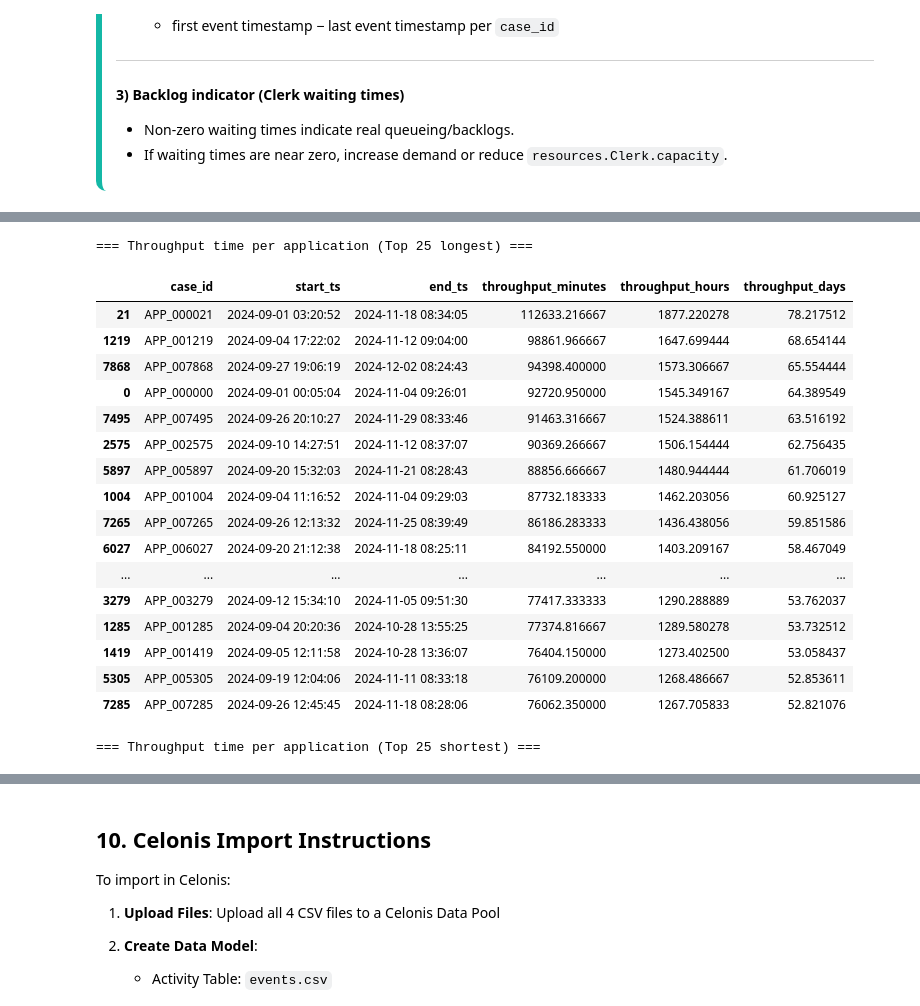
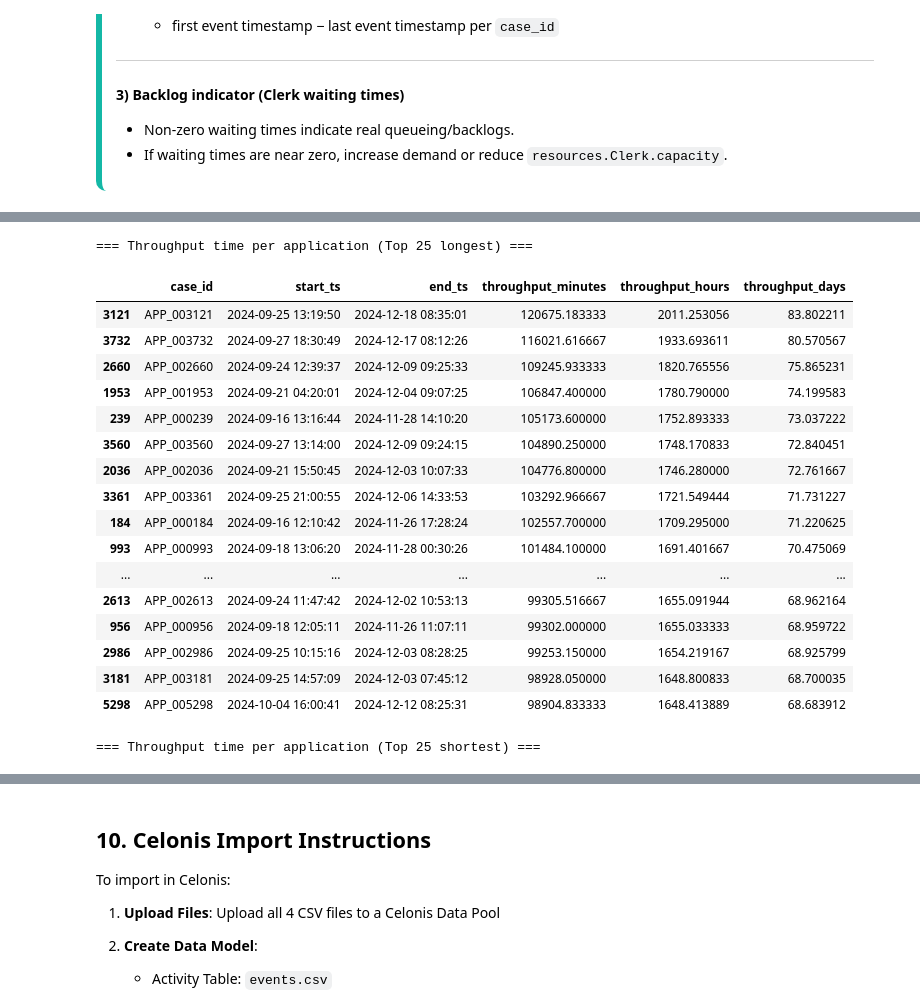
Before and after one commit to mdukhan/pm4py-bpmn-simulation, a Jupyter notebook: notebooks/sim_ocel.ipynb, the cells around one changed output, grey strips where cells are left out. Saved outputs shown, nothing was run; the diff lists cells and outputs as text; code cells hidden in the pictures.

Commit message:
Refactor simulation: 'Receive Application' moved to Clerk, capacity reduced to 10, adjusted probabilities, and updated LaTeX report to match new 80-day configuration.

```diff
--- a/notebooks/sim_ocel.ipynb
+++ b/notebooks/sim_ocel.ipynb
@@ -675,8 +675,8 @@ class BAfoegSimulation:
             if is_mandatory:
                 docs_provided_initially.add(d.document_id)
             elif d.doc_category == "Student":
-                # Andere Dokumente (Mietvertrag etc.) können fehlen (15% Chance)
-                if random.random() < 0.85:
+                # Andere Dokumente (Mietvertrag etc.) können fehlen (40% Chance)
+                if random.random() < 0.6:
                     docs_provided_initially.add(d.document_id)
         # ---------------------------------------------------------
 
@@ -725,16 +725,13 @@ class BAfoegSimulation:
                 d.submission_time = self.env.now
 
             # Log Event only for parent docs
-            self.record_event("Receive Parent Data", app_link() + [(d.document_id, 'Document') for d in parent_docs], "System")
+            self.record_event("Receive Parent Data", app_link() + [(d.document_id, 'Document') for d in parent_docs], "External Actor")
 
         yield from self.perform_activity("Send Application Mail", app_link(), "System")
 
         # Main Receipt
-        yield self.env.timeout(get_activity_duration("Receive Application"))
-
-
         received_docs = [d for d in documents if d.status == "Received"]
-        self.record_event("Receive Application", app_link() + [(d.document_id, 'Document') for d in received_docs], "System")
+        yield from self.perform_activity("Receive Application", app_link() + [(d.document_id, 'Document') for d in received_docs], "Clerk")
 
         # 3. Review Loop (The OCPM Part)
         if deviation == "Shortened":
@@ -823,7 +820,7 @@ class BAfoegSimulation:
                 d.status = "Received"
                 d.submission_time = self.env.now
 
-            self.record_event("Receive Missing Documents", app_link() + [(d.document_id, 'Document') for d in missing], "System")
+            self.record_event("Receive Missing Documents", app_link() + [(d.document_id, 'Document') for d in missing], "External Actor")
 
             # Loop continues back to Review
 
@@ -1161,30 +1160,3 @@ After calibration, the full SimPy simulation runs for approximately:
 - Backlog indicators appear later (throughput quantiles + clerk waiting times)
 
 </div>
-# %%
-# Calculate scale factor to fit cases into target days
-# Rough estimate: total_minutes = target_days * 24 * 60
-# mean_interarrival = total_minutes / num_cases
-# We use a base mean of ~120 mins (from config), so we scale it.
-# Actually, let's just trust the interarrival config we set (15 mins) and run for fixed time or fixed cases.
-# If we want to enforce high load, we should probably NOT scale up the interarrival times.
-# Setting scale = 1.0 uses the config values directly (15 mins).
-
-SCALE_FACTOR = 1.0
-print(f"Using Interarrival Scale Factor: {SCALE_FACTOR}")
-
-sim = BAfoegSimulation(config, START_DATE, interarrival_scale=SCALE_FACTOR)
-
-# Run simulation
-# We run for a bit longer to ensure cases finish
-# With 15 min mean and 9800 cases, arrivals take ~100 days.
-# Plus 45 days max wait + processing.
-# Let's run for 200 days to be safe.
-sim.run(NUM_CASES, until_minutes=200 * 24 * 60)
-
-# Quick span check
-if len(sim.events) > 0:
-    min_ts = min(e.sim_time for e in sim.events)
-    max_ts = max(e.sim_time for e in sim.events)
-    span_days = (max_ts - min_ts) / (24 * 60)
-    print(f"Event log span: {span_days:.2f} days ({min_ts} -> {max_ts})")
@@ -1710,50 +1730,49 @@ if 'df_events' not in globals():
 
 case_events3 = df_events[['case_id', 'activity', 'timestamp']].copy()
 case_events3['timestamp'] = pd.to_datetime(case_events3['timestamp'])
 
 start_rows3 = case_events3[case_events3['activity'] == 'Application started'][['case_id', 'timestamp']].rename(columns={'timestamp': 'start_ts'})
 end_rows3 = case_events3[case_events3['activity'] == 'Application handled'][['case_id', 'timestamp']].rename(columns={'timestamp': 'end_ts'})
 
 if len(start_rows3) == 0 or len(end_rows3) == 0:
     tp_per_case = (case_events3.groupby('case_id', as_index=False)
                    .agg(start_ts=('timestamp', 'min'), end_ts=('timestamp', 'max')))
 else:
     tp_per_case = (start_rows3.groupby('case_id', as_index=False).agg(start_ts=('start_ts', 'min'))
                    .merge(end_rows3.groupby('case_id', as_index=False).agg(end_ts=('end_ts', 'max')), on='case_id', how='inner'))
 
 tp_per_case['throughput_minutes'] = (tp_per_case['end_ts'] - tp_per_case['start_ts']).dt.total_seconds() / 60.0
-tp_per_case = tp_per_case[tp_
-per_case['throughput_minutes'] >= 0].copy()
+tp_per_case = tp_per_case[tp_per_case['throughput_minutes'] >= 0].copy()
 tp_per_case['throughput_hours'] = tp_per_case['throughput_minutes'] / 60.0
 tp_per_case['throughput_days'] = tp_per_case['throughput_minutes'] / (60.0 * 24.0)
 
 # Show longest cases first
 print("\n=== Throughput time per application (Top 25 longest) ===")
 display(tp_per_case.sort_values('throughput_days', ascending=False).head(25))
 
 print("\n=== Throughput time per application (Top 25 shortest) ===")
 display(tp_per_case.sort_values('throughput_days', ascending=True).head(25))
 
 # Optional: save per-case throughput table
 # tp_per_case.to_csv(OCEL_DIR / 'throughput_per_application.csv', index=False)
 # %% [output]
 === Throughput time per application (Top 25 longest) ===
 |  | case_id | start_ts | end_ts | throughput_minutes | throughput_hours | throughput_days |
-| 21 | APP_000021 | 2024-09-01 03:20:52 | 2024-11-18 08:34:05 | 112633.216667 | 1877.220278 | 78.217512 |
-| 1219 | APP_001219 | 2024-09-04 17:22:02 | 2024-11-12 09:04:00 | 98861.966667 | 1647.699444 | 68.654144 |
-| 7868 | APP_007868 | 2024-09-27 19:06:19 | 2024-12-02 08:24:43 | 94398.400000 | 1573.306667 | 65.554444 |
-| 0 | APP_000000 | 2024-09-01 00:05:04 | 2024-11-04 09:26:01 | 92720.950000 | 1545.349167 | 64.389549 |
-| 7495 | APP_007495 | 2024-09-26 20:10:27 | 2024-11-29 08:33:46 | 91463.316667 | 1524.388611 | 63.516192 |
-| 2575 | APP_002575 | 2024-09-10 14:27:51 | 2024-11-12 08:37:07 | 90369.266667 | 1506.154444 | 62.756435 |
-| 5897 | APP_005897 | 2024-09-20 15:32:03 | 2024-11-21 08:28:43 | 88856.666667 | 1480.944444 | 61.706019 |
-| 1004 | APP_001004 | 2024-09-04 11:16:52 | 2024-11-04 09:29:03 | 87732.183333 | 1462.203056 | 60.925127 |
-| 7265 | APP_007265 | 2024-09-26 12:13:32 | 2024-11-25 08:39:49 | 86186.283333 | 1436.438056 | 59.851586 |
-| 6027 | APP_006027 | 2024-09-20 21:12:38 | 2024-11-18 08:25:11 | 84192.550000 | 1403.209167 | 58.467049 |
+| 3121 | APP_003121 | 2024-09-25 13:19:50 | 2024-12-18 08:35:01 | 120675.183333 | 2011.253056 | 83.802211 |
+| 3732 | APP_003732 | 2024-09-27 18:30:49 | 2024-12-17 08:12:26 | 116021.616667 | 1933.693611 | 80.570567 |
+| 2660 | APP_002660 | 2024-09-24 12:39:37 | 2024-12-09 09:25:33 | 109245.933333 | 1820.765556 | 75.865231 |
+| 1953 | APP_001953 | 2024-09-21 04:20:01 | 2024-12-04 09:07:25 | 106847.400000 | 1780.790000 | 74.199583 |
+| 239 | APP_000239 | 2024-09-16 13:16:44 | 2024-11-28 14:10:20 | 105173.600000 | 1752.893333 | 73.037222 |
+| 3560 | APP_003560 | 2024-09-27 13:14:00 | 2024-12-09 09:24:15 | 104890.250000 | 1748.170833 | 72.840451 |
+| 2036 | APP_002036 | 2024-09-21 15:50:45 | 2024-12-03 10:07:33 | 104776.800000 | 1746.280000 | 72.761667 |
+| 3361 | APP_003361 | 2024-09-25 21:00:55 | 2024-12-06 14:33:53 | 103292.966667 | 1721.549444 | 71.731227 |
+| 184 | APP_000184 | 2024-09-16 12:10:42 | 2024-11-26 17:28:24 | 102557.700000 | 1709.295000 | 71.220625 |
+| 993 | APP_000993 | 2024-09-18 13:06:20 | 2024-11-28 00:30:26 | 101484.100000 | 1691.401667 | 70.475069 |
 | ... | ... | ... | ... | ... | ... | ... |
-| 3279 | APP_003279 | 2024-09-12 15:34:10 | 2024-11-05 09:51:30 | 77417.333333 | 1290.288889 | 53.762037 |
-| 1285 | APP_001285 | 2024-09-04 20:20:36 | 2024-10-28 13:55:25 | 77374.816667 | 1289.580278 | 53.732512 |
-| 1419 | APP_001419 | 2024-09-05 12:11:58 | 2024-10-28 13:36:07 | 76404.150000 | 1273.402500 | 53.058437 |
-| 5305 | APP_005305 | 2024-09-19 12:04:06 | 2024-11-11 08:33:18 | 76109.200000 | 1268.486667 | 52.853611 |
-| 7285 | APP_007285 | 2024-09-26 12:45:45 | 2024-11-18 08:28:06 | 76062.350000 | 1267.705833 | 52.821076 |
+| 2613 | APP_002613 | 2024-09-24 11:47:42 | 2024-12-02 10:53:13 | 99305.516667 | 1655.091944 | 68.962164 |
+| 956 | APP_000956 | 2024-09-18 12:05:11 | 2024-11-26 11:07:11 | 99302.000000 | 1655.033333 | 68.959722 |
+| 2986 | APP_002986 | 2024-09-25 10:15:16 | 2024-12-03 08:28:25 | 99253.150000 | 1654.219167 | 68.925799 |
+| 3181 | APP_003181 | 2024-09-25 14:57:09 | 2024-12-03 07:45:12 | 98928.050000 | 1648.800833 | 68.700035 |
+| 5298 | APP_005298 | 2024-10-04 16:00:41 | 2024-12-12 08:25:31 | 98904.833333 | 1648.413889 | 68.683912 |
 === Throughput time per application (Top 25 shortest) ===
 |  | case_id | start_ts | end_ts | throughput_minutes | throughput_hours | throughput_days |
```
Also changed, not shown: parts of 11 cells of this notebook, 3 other files.
